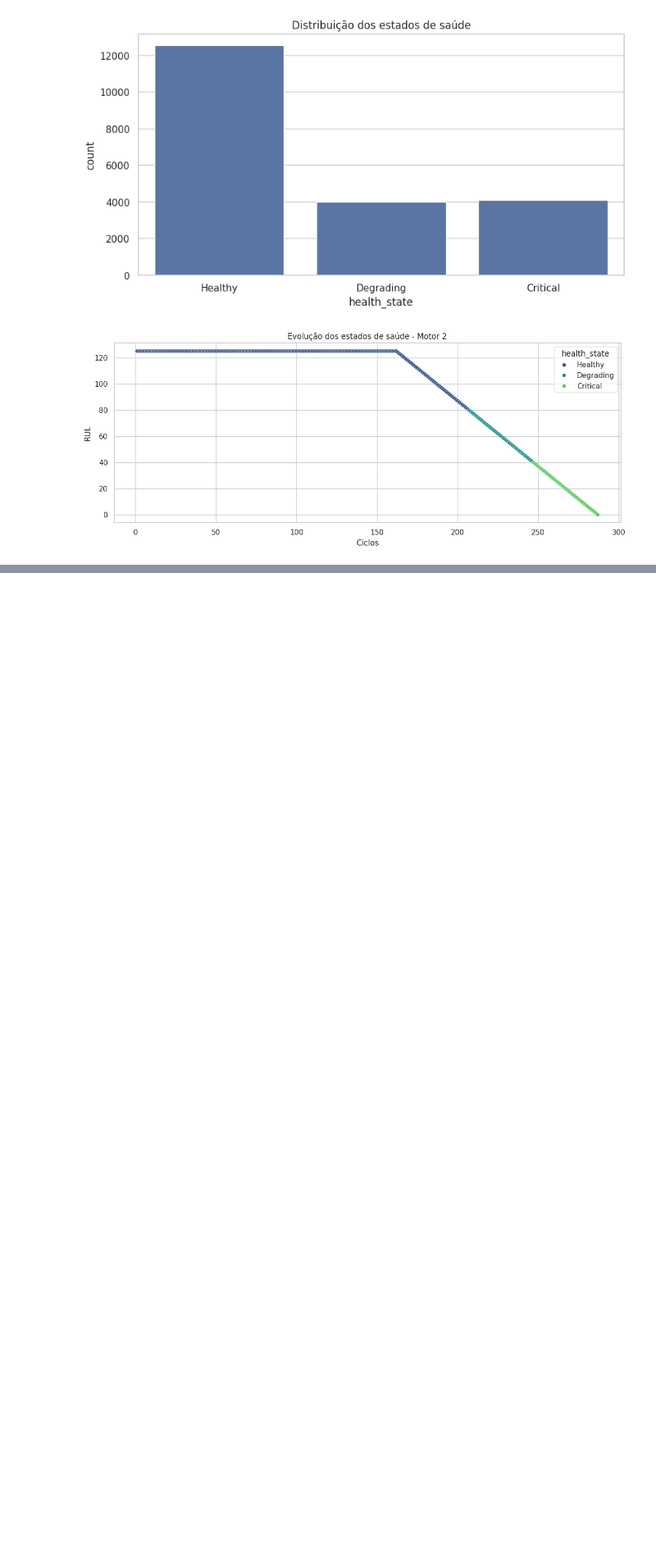
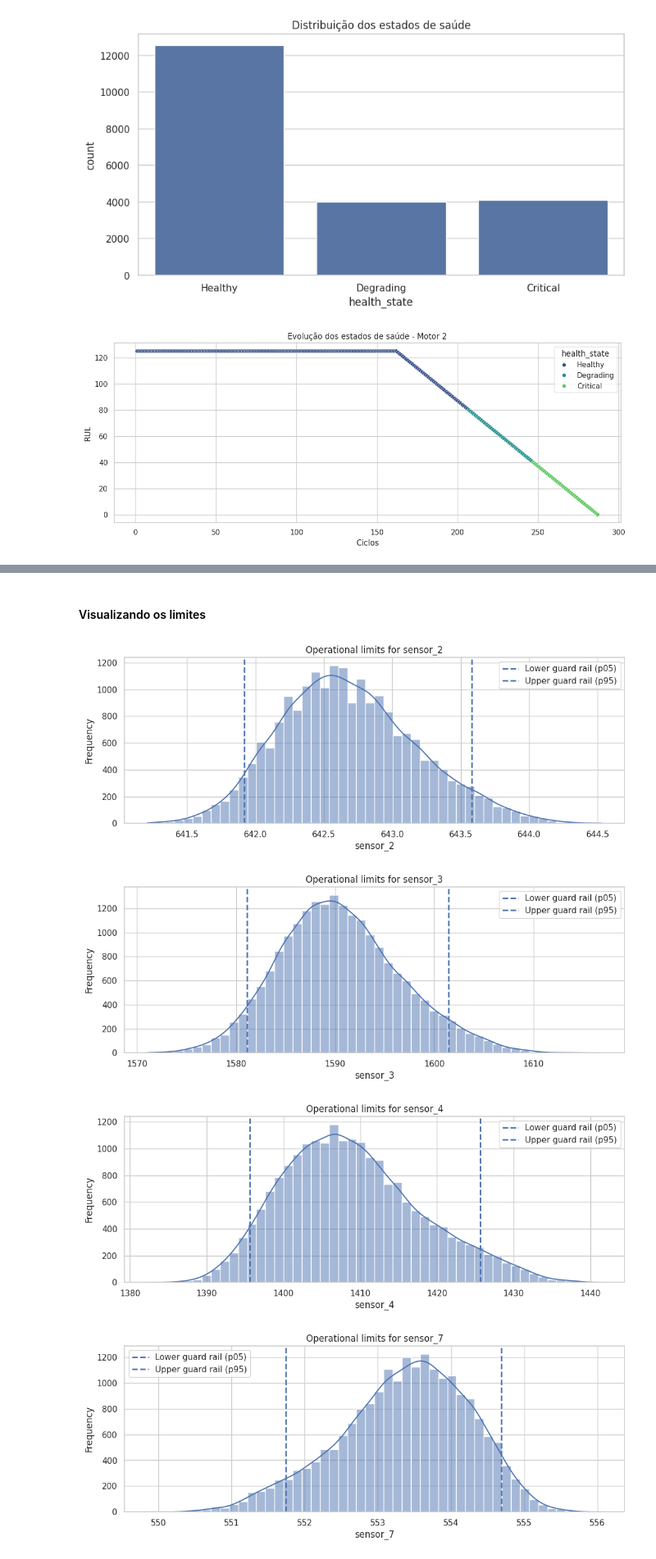
Before and after one commit to vinicius-mattoso/industrial-rul-predictive-maintenance, a Jupyter notebook: notebooks/01_rul_eda_and_modeling.ipynb, the cells around one changed output, grey strips where cells are left out. Shown at 82% size. Drawn from its saved outputs; the diff is of its cells as text; code cells hidden in the pictures; blank space fills up the shorter version.

```diff
--- a/notebooks/01_rul_eda_and_modeling.ipynb
+++ b/notebooks/01_rul_eda_and_modeling.ipynb
@@ -713,0 +734,14 @@ plt.show()
+# %%
+guardrail_sensors = [
+    "sensor_2",
+    "sensor_3",
+    "sensor_4",
+    "sensor_7",
+    "sensor_11",
+    "sensor_12",
+    "sensor_15",
+    "sensor_20",
+    "sensor_21"
+]
+
+guardrail_sensors
@@ -713,0 +800,48 @@ plt.show()
+# %% [markdown]
+#### Visualizando os limites
+# %%
+for sensor in guardrail_sensors:
+
+    lower_limit = guardrail_limits_df.loc[
+        guardrail_limits_df["sensor"] == sensor,
+        "lower_limit_p05"
+    ].values[0]
+
+    upper_limit = guardrail_limits_df.loc[
+        guardrail_limits_df["sensor"] == sensor,
+        "upper_limit_p95"
+    ].values[0]
+
+    plt.figure(figsize=(12, 4))
+
+    sns.histplot(
+        train_df[sensor],
+        bins=50,
+        kde=True
+    )
+
+    plt.axvline(
+        lower_limit,
+        linestyle="--",
+        linewidth=2,
+        label="Lower guard rail (p05)"
+    )
+
+    plt.axvline(
+        upper_limit,
+        linestyle="--",
+        linewidth=2,
+        label="Upper guard rail (p95)"
+    )
+
+    plt.title(f"Operational limits for {sensor}")
+    plt.xlabel(sensor)
+    plt.ylabel("Frequency")
+    plt.legend()
+
+    plt.show()
+# %% [output]
+[figure, added]
+[figure, added]
+[figure, added]
+[figure, added]
```
Also changed, not shown: parts of 84 cells of this notebook.
